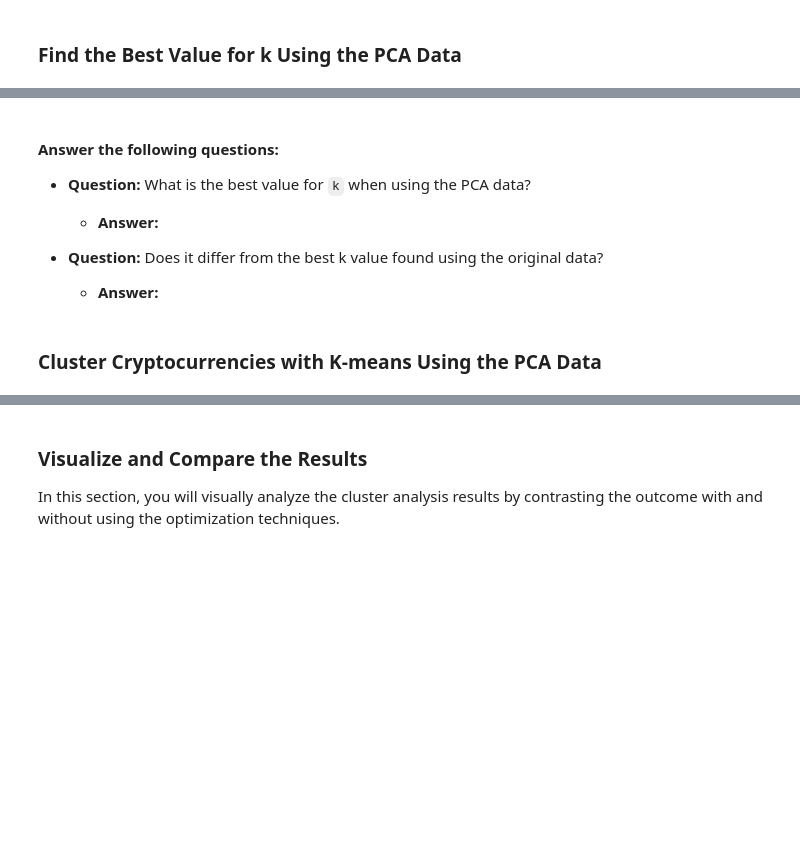
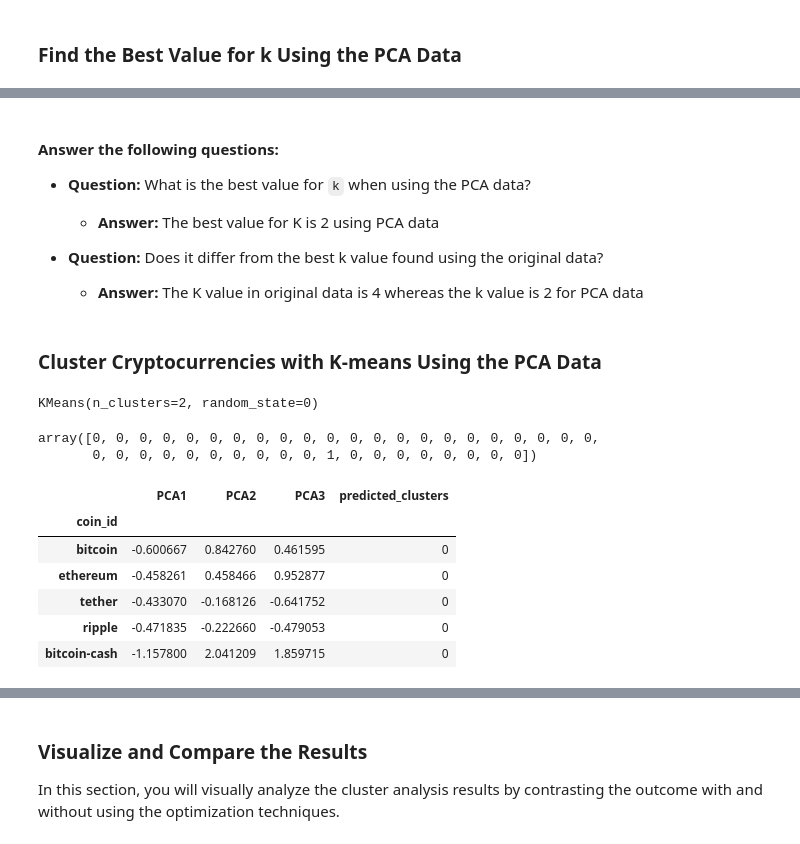
Before and after one commit to arunavenkatachalam/CryptoClustering, a Jupyter notebook: Crypto_Clustering.ipynb, the cells around one changed output, grey strips where cells are left out. Cells and saved outputs as stored; diff of their text form; code cells hidden in the pictures; blank space fills up the shorter version.

```diff
--- a/Crypto_Clustering.ipynb
+++ b/Crypto_Clustering.ipynb
@@ -207,11 +255,15 @@ df_elbow.hvplot.line(
 # %%
 # Create an empty list to store the inertia values
-
+inertia = []
 
 # Create a for loop to compute the inertia with each possible value of k
 # Inside the loop:
 # 1. Create a KMeans model using the loop counter for the n_clusters
 # 2. Fit the model to the data using `df_market_data_pca`
 # 3. Append the model.inertia_ to the inertia list
+for i in k_pca:
+    k_model = KMeans(n_clusters=i, random_state=0)
+    k_model.fit(market_data_pca_df)
+    inertia.append(k_model.inertia_)
 # %%
 # Create a dictionary with the data to plot the Elbow curve
@@ -225,29 +300,47 @@ df_elbow.hvplot.line(
 
 * **Question:** What is the best value for `k` when using the PCA data?
 
-  * **Answer:**
+  * **Answer:** The best value for K is 2 using PCA data
 
 
 * **Question:** Does it differ from the best k value found using the original data?
 
-  * **Answer:**
+  * **Answer:** The K value in original data is 4 whereas the k value is 2 for PCA data
 # %% [markdown]
 ### Cluster Cryptocurrencies with K-means Using the PCA Data
 # %%
 # Initialize the K-Means model using the best value for k
+model = KMeans(n_clusters=2, random_state=0)
 # %%
 # Fit the K-Means model using the PCA data
+model.fit(market_data_pca_df)
+# %% [output]
+KMeans(n_clusters=2, random_state=0)
 # %%
 # Predict the clusters to group the cryptocurrencies using the PCA data
+k_2 = model.predict(market_data_pca_df)
 
 # Print the resulting array of cluster values.
+k_2
+# %% [output]
+array([0, 0, 0, 0, 0, 0, 0, 0, 0, 0, 0, 0, 0, 0, 0, 0, 0, 0, 0, 0, 0, 0,
+       0, 0, 0, 0, 0, 0, 0, 0, 0, 0, 1, 0, 0, 0, 0, 0, 0, 0, 0])
 # %%
 # Create a copy of the DataFrame with the PCA data
-
+market_data_pca_predictions_df = market_data_pca_df.copy()
 
 # Add a new column to the DataFrame with the predicted clusters
-
+market_data_pca_predictions_df["predicted_clusters"] = k_2
 
 # Display sample data
+market_data_pca_predictions_df.head()
+# %% [output]
+|  | PCA1 | PCA2 | PCA3 | predicted_clusters |
+| coin_id |  |  |  |  |
+| bitcoin | -0.600667 | 0.842760 | 0.461595 | 0 |
+| ethereum | -0.458261 | 0.458466 | 0.952877 | 0 |
+| tether | -0.433070 | -0.168126 | -0.641752 | 0 |
+| ripple | -0.471835 | -0.222660 | -0.479053 | 0 |
+| bitcoin-cash | -1.157800 | 2.041209 | 1.859715 | 0 |
 # %%
 # Create a scatter plot using hvPlot by setting
```
Also changed, not shown: parts of 20 cells of this notebook.
